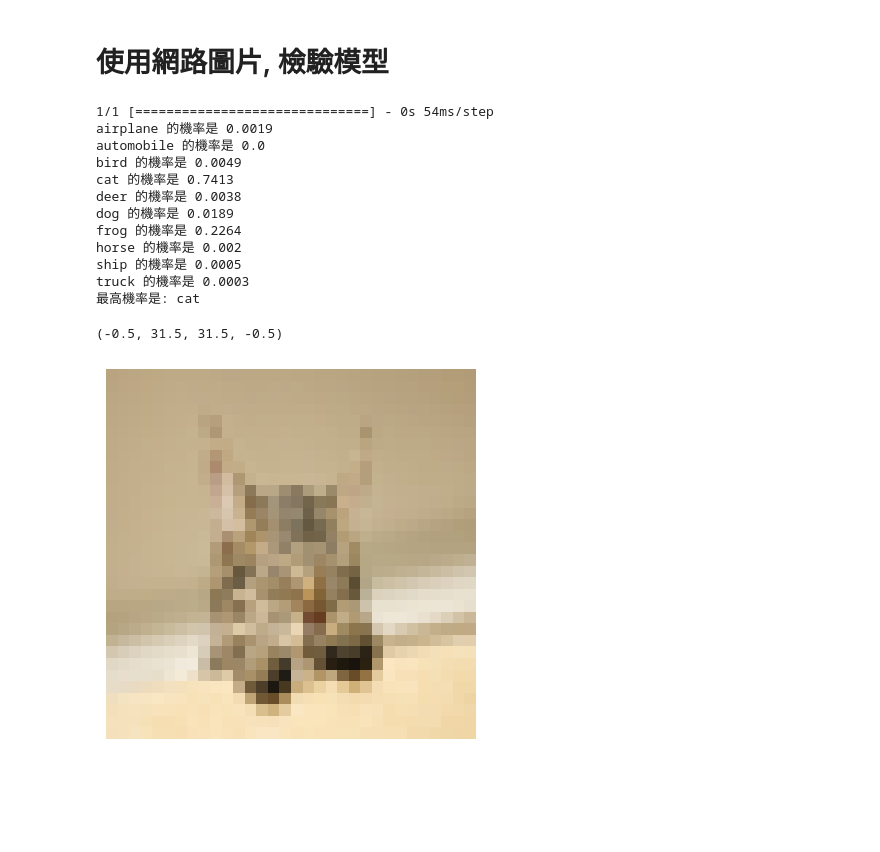
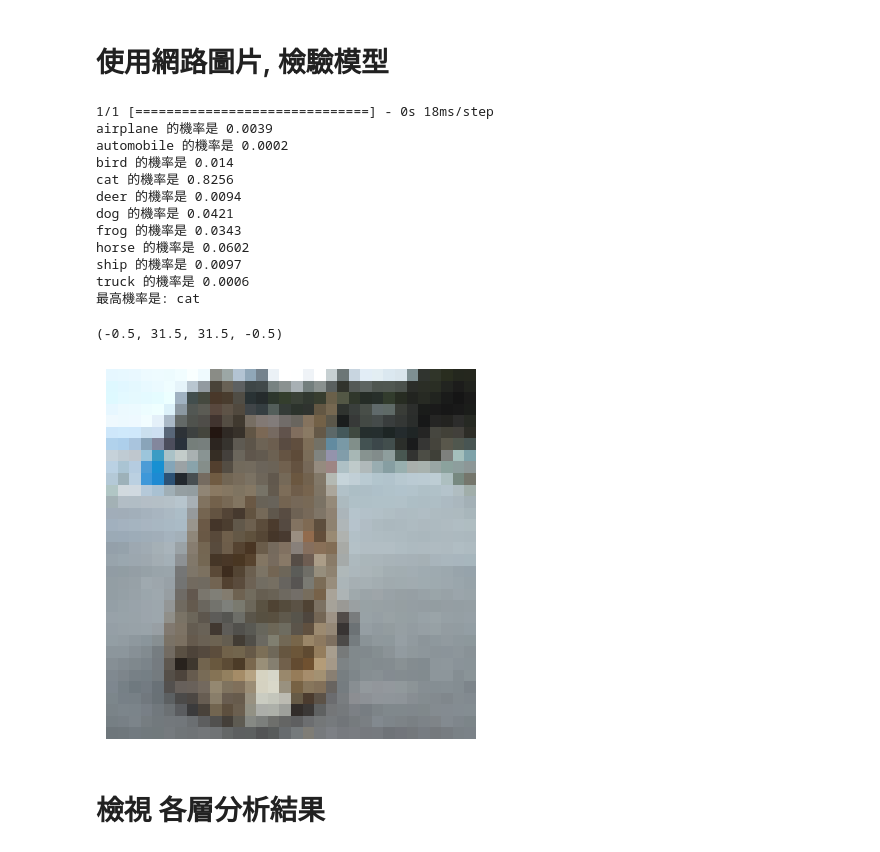
Before and after one commit to h0806449f/TensorFlow, a Jupyter notebook: Tibame_TensorFlow_CIFAR10.ipynb, the cells around one changed output. Cells and saved outputs as stored; diff of their text form; code cells hidden in the pictures; blank space fills up the shorter version.

```diff
--- a/Tibame_TensorFlow_CIFAR10.ipynb
+++ b/Tibame_TensorFlow_CIFAR10.ipynb
@@ -310,37 +310,41 @@ for i in range(len(idx)):
 # %%
 import requests
 from PIL import Image
 
-url = "https://www.japaholic.com/storage/files/article_images/NzkyMDIyMDIxODIxMjYxMjkw.jpg" #@param {type:"string"}
-
-response = requests.get(url, stream=True)
+url = "https://www.photolibrary.jp/mhd3/img523/450-20170430131647336221.jpg" #@param {type:"string"}
+header = {
+    "user-agent":"Mozilla/5.0 (Windows NT 10.0; Win64; x64) AppleWebKit/537.36 (KHTML, like Gecko) Chrome/112.0.0.0 Safari/537.36"
+}
+response = requests.get(url, stream=True, headers=header)
 
 img = Image.open(response.raw).resize((32, 32)).convert("RGB")
 img_np = np.array(img)
 
 testx = img_np.reshape(1, 32, 32, 3) / 255.0
 probas = model.predict(testx)[0]
 
 for i in range(10):
     print(trans[i], "的機率是", round(probas[i],4))
 
 ans = probas.argmax(axis=-1)
 print("最高機率是:", trans[ans])
 
 plt.imshow(img_np)
 plt.axis("off")
 # %% [output]
-1/1 [==============================] - 0s 54ms/step
-airplane 的機率是 0.0019
-automobile 的機率是 0.0
-bird 的機率是 0.0049
-cat 的機率是 0.7413
-deer 的機率是 0.0038
-dog 的機率是 0.0189
-frog 的機率是 0.2264
-horse 的機率是 0.002
-ship 的機率是 0.0005
-truck 的機率是 0.0003
+1/1 [==============================] - 0s 18ms/step
+airplane 的機率是 0.0039
+automobile 的機率是 0.0002
+bird 的機率是 0.014
+cat 的機率是 0.8256
+deer 的機率是 0.0094
+dog 的機率是 0.0421
+frog 的機率是 0.0343
+horse 的機率是 0.0602
+ship 的機率是 0.0097
+truck 的機率是 0.0006
 最高機率是: cat
 (-0.5, 31.5, 31.5, -0.5)
-[figure, old version]
+[figure, new version]
+# %% [markdown]
+# 檢視 各層分析結果
```
Also changed, not shown: parts of 4 cells of this notebook.
